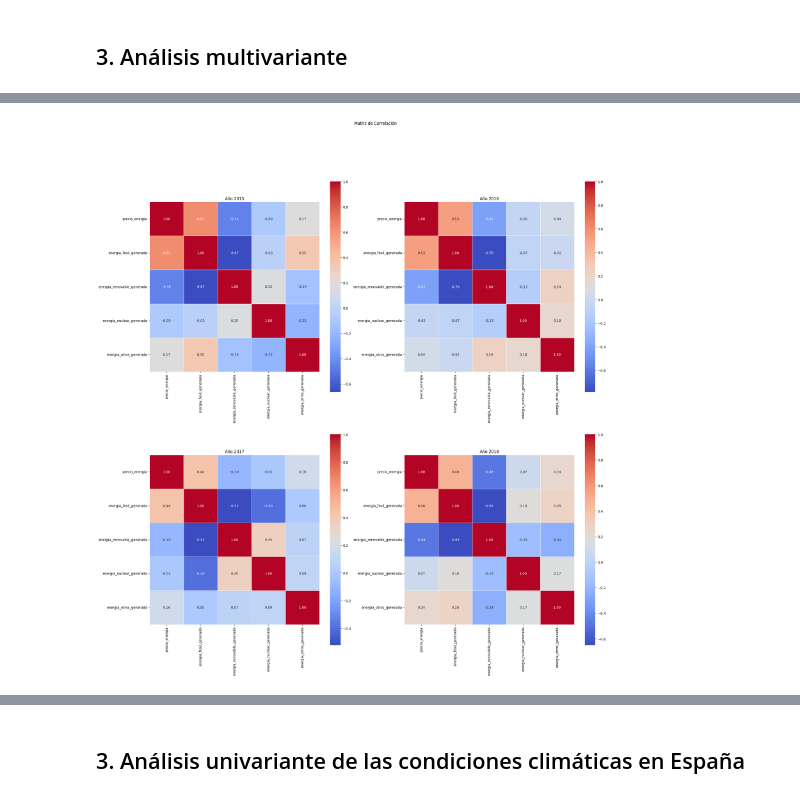
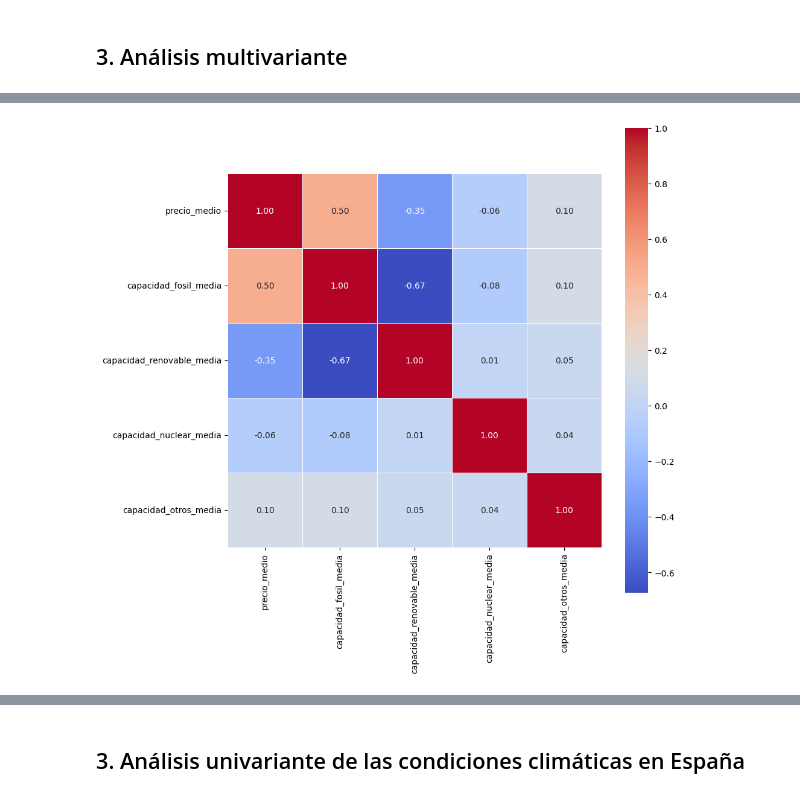
Before and after one commit to RogelioGarciaAlvarez/EDA_Energia, a Jupyter notebook: Memoria.ipynb, the cells around one changed output, grey strips where cells are left out. Saved outputs shown, nothing was run; the diff lists cells and outputs as text; code cells hidden in the pictures.

```diff
--- a/Memoria.ipynb
+++ b/Memoria.ipynb
@@ -168,18 +175,18 @@ Categorizamos la energía generada en cuatro grandes tipos:
 
 Creamos cuatro nuevas columnas con la suma de la energía generada por tipos
 # %%
-df_energia["energia_fosil_generada"] = df_energia["generation fossil brown coal/lignite"] + df_energia["generation fossil coal-derived gas"] \
+df_energia["capacidad_fosil_media"] = df_energia["generation fossil brown coal/lignite"] + df_energia["generation fossil coal-derived gas"] \
                                     + df_energia["generation fossil gas"] + df_energia["generation fossil hard coal"] + df_energia["generation fossil oil"] \
                                     + df_energia["generation fossil oil shale"] + df_energia["generation fossil peat"]
 
-df_energia["energia_renovable_generada"] = df_energia["generation biomass"] + df_energia["generation geothermal"] + df_energia["generation hydro pumped storage consumption"] \
+df_energia["capacidad_renovable_media"] = df_energia["generation biomass"] + df_energia["generation geothermal"] + df_energia["generation hydro pumped storage consumption"] \
                                         + df_energia["generation hydro run-of-river and poundage"] + df_energia["generation hydro water reservoir"] \
                                         + df_energia["generation marine"] + df_energia["generation other renewable"] + df_energia["generation solar"] \
                                         + df_energia["generation waste"] + df_energia["generation wind offshore"] + df_energia["generation wind onshore"]
 
-df_energia["energia_nuclear_generada"] = df_energia["generation nuclear"]
+df_energia["capacidad_nuclear_media"] = df_energia["generation nuclear"]
 
-df_energia["energia_otros_generada"] = df_energia["generation other"]
+df_energia["capacidad_otros_media"] = df_energia["generation other"]
 # %% [markdown]
 Sobre una copia del DataFrame, eliminamos las columnas originales tras la agrupación
 # %%
@@ -194,6 +201,4 @@ df_energia_agrupado.drop(columns=columnas_eliminar,inplace=True)
 # %% [markdown]
 Renombramos el resto de columnas y el índice con su nombre en español
 # %%
-df_energia_agrupado.rename(columns={"price actual":"precio_energia"}, inplace=True)
-df_energia_agrupado.rename_axis('fecha_hora_UTC',inplace=True)
-df_energia_agrupado.info()
+df_energia_agrupado.rename(columns={"price actual":"precio_medio"}, inplace=True)
@@ -217,5 +204,0 @@ Agrupamos los datos por dias en vez de por horas para tener un DataFrame mas man
-# %%
-df_energia_agrupado = df_energia_agrupado.resample('D').agg({'precio_energia': 'mean', 'energia_fosil_generada': 'sum','energia_renovable_generada': 'sum','energia_nuclear_generada': 'sum','energia_otros_generada': 'sum'})
-df_energia_agrupado['fecha'] = df_energia_agrupado.index.date
-df_energia_agrupado.set_index("fecha",inplace=True)
-df_energia_agrupado.index = pd.to_datetime(df_energia_agrupado.index)
@@ -517,2 +529,7 @@ Comentarios por variable:
 # %% [markdown]
 ## 3. Análisis multivariante
+# %%
+
+#Calculo la matriz de correlacion
+corr_matrix = df_energia_agrupado.corr(numeric_only=True)
+corr_matrix
@@ -519,23 +543,12 @@ Comentarios por variable:
 # %%
 #Muestro el Heatmap por años
-fig, axs = plt.subplots(2,2, figsize=(25, 25))  #1 fila y 2 columnas
+fig, axs = plt.subplots(1,1,figsize=(10, 10))
 
-axs = axs.flatten() #Se convierte cualquier array en un array unidimensional
+sns.heatmap(corr_matrix, annot=True, fmt=".2f", cmap="coolwarm", cbar=True, square=True, linewidths=.5)
 
-for indice,anyo in enumerate([2015,2016,2017,2018]):
-
-    #Calculo la matriz de correlacion
-    corr_matrix = df_energia_agrupado.loc[df_energia_agrupado.index.year==anyo].corr(numeric_only=True)
-    corr_matrix
-
-    sns.heatmap(corr_matrix, annot=True, fmt=".2f", cmap="coolwarm", ax=axs[indice], cbar=True, square=True, linewidths=.5)
-    axs[indice].set_title(f"Año {anyo}")
-
-
-plt.suptitle('Matriz de Correlación')
 plt.show()
 # %% [output]
-[figure, old version]
+[figure, new version]
 # %%
 #Muestro el Pairplot
 sns.pairplot(df_energia_agrupado.loc[df_energia_agrupado.index.year==2016])
```
Also changed, not shown: parts of 91 cells of this notebook, 1 other file.
